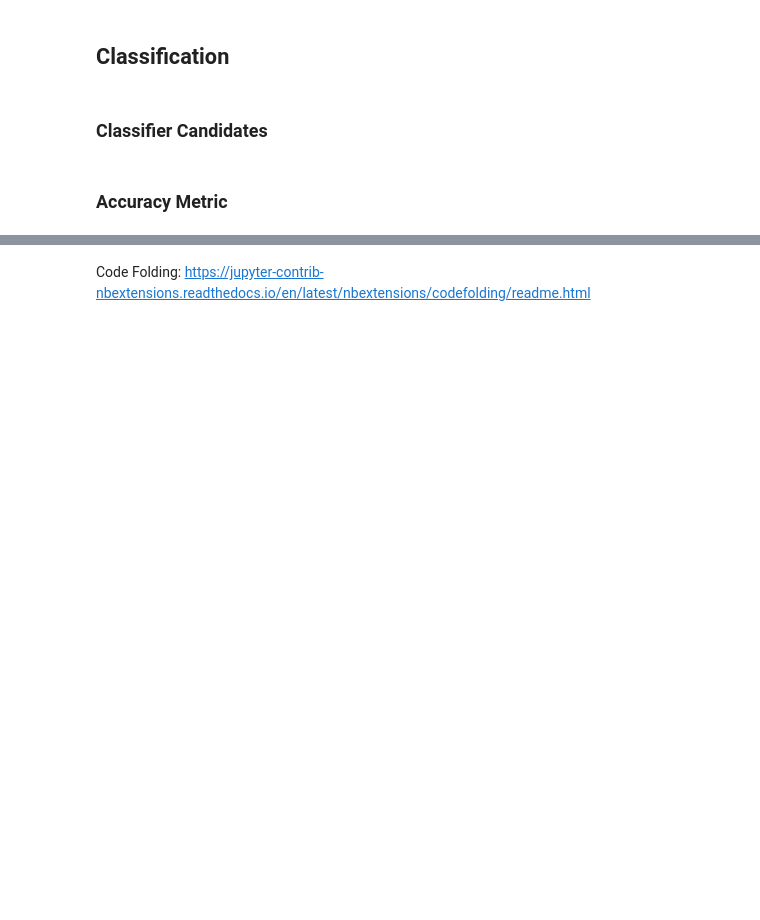
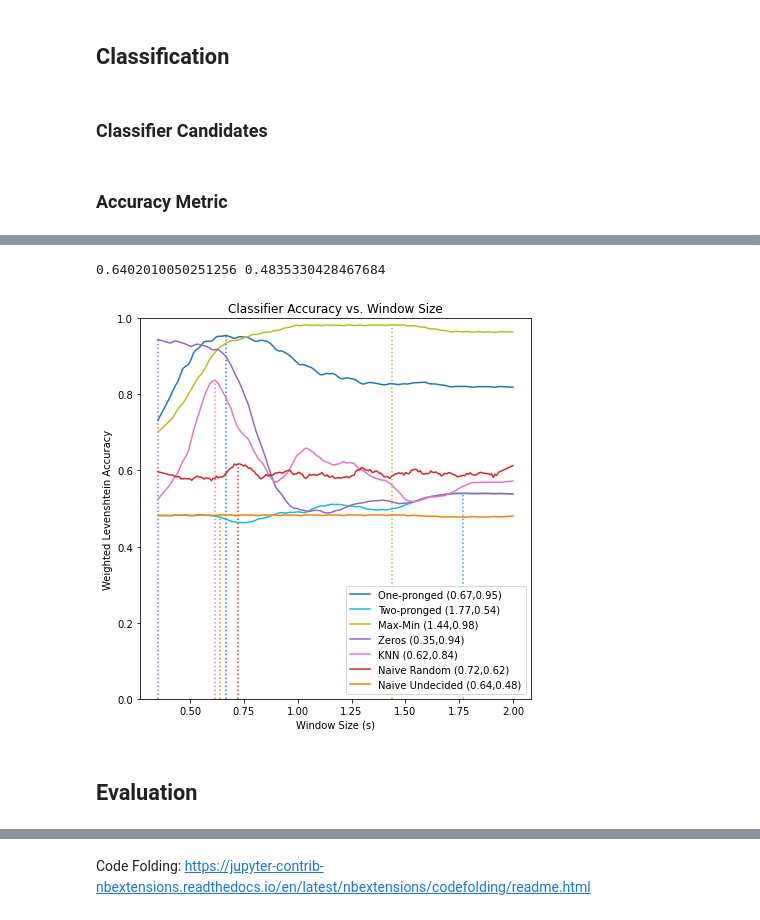
Before and after one commit to BruceWangXD/SpaceInvaders, a Jupyter notebook: Reproducible Report.ipynb, the cells around one changed output, grey strips where cells are left out. Drawn from its saved outputs; the diff is of its cells as text; code cells hidden in the pictures; blank space fills up the shorter version.

```diff
--- a/Reproducible Report.ipynb
+++ b/Reproducible Report.ipynb
@@ -367,0 +760,8 @@ def streaming_classifier(
+# %%
+def my_lev_dist(prediction, actual, L_cost = 1.25, R_cost = 1.25, under_score_cost = 0.5):
+    substitute_costs = np.ones((128, 128), dtype=np.float64)
+    substitute_costs[ord('L'), ord('R')] = L_cost
+    substitute_costs[ord('R'), ord('L')] = R_cost
+    substitute_costs[ord('_'), ord('L')] = under_score_cost
+    substitute_costs[ord('_'), ord('R')] = under_score_cost
+    return lev(prediction, actual, substitute_costs = substitute_costs)
@@ -367,0 +828,6 @@ def streaming_classifier(
+# %%
+results = pd.read_csv(output_filename, header=None)
+results.columns = ["classifier", "window_size", "file", "predicted", "actual", "lev_dist", "accuracy"]
+results_agg = results.groupby(["window_size", "classifier"]).mean()
+results_agg.reset_index(inplace=True)
+results_agg
@@ -367,0 +848,28 @@ def streaming_classifier(
+# %%
+optimal_cl_windows = {}
+
+plt.figure(figsize=(7, 7))
+for classifier in results.classifier.unique():
+    filt = results_agg.classifier == classifier
+    max_arg = np.argmax(signal.savgol_filter(results_agg[filt].accuracy, 15, 1))
+    max_val = np.max(signal.savgol_filter(results_agg[filt].accuracy, 15, 1))
+    optimal_cl_window = np.array(results_agg[filt].window_size)[max_arg]
+    optimal_cl_windows[classifier] = optimal_cl_window
+
+    plt.plot(results_agg[filt].window_size, signal.savgol_filter(results_agg[filt].accuracy, 15, 1),
+             label=classifier + f" ({round(optimal_cl_window, 2)},{round(max_val, 2)})", color=classifier_colours[classifier])
+    plt.vlines(optimal_cl_window, 0, max_val, color=classifier_colours[classifier], linestyle=":")
+
+plt.ylabel("Weighted Levenshtein Accuracy")
+plt.xlabel("Window Size (s)")
+plt.title("Classifier Accuracy vs. Window Size")
+plt.ylim(0, 1)
+
+plt.legend(loc="lower right")
+print(optimal_cl_window, max_val)
+plt.savefig("classifier.png")
+# %% [output]
+0.6402010050251256 0.4835330428467684
+[figure, added]
+# %% [markdown]
+## Evaluation
```
Also changed, not shown: parts of 27 cells of this notebook, 7 other files.
